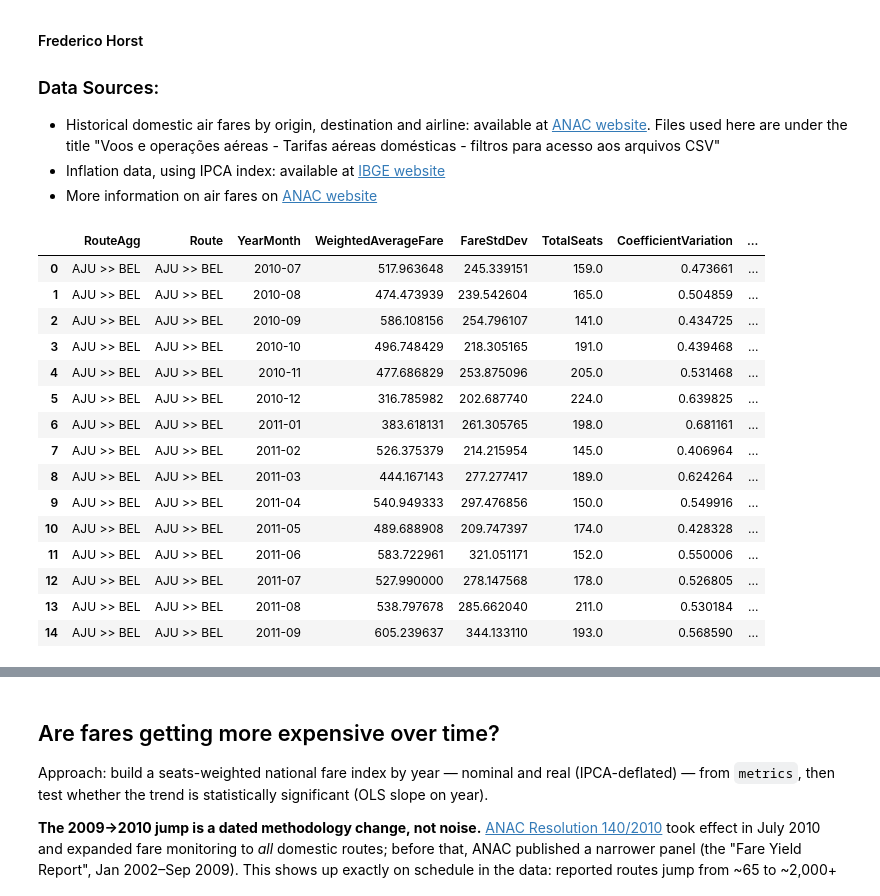
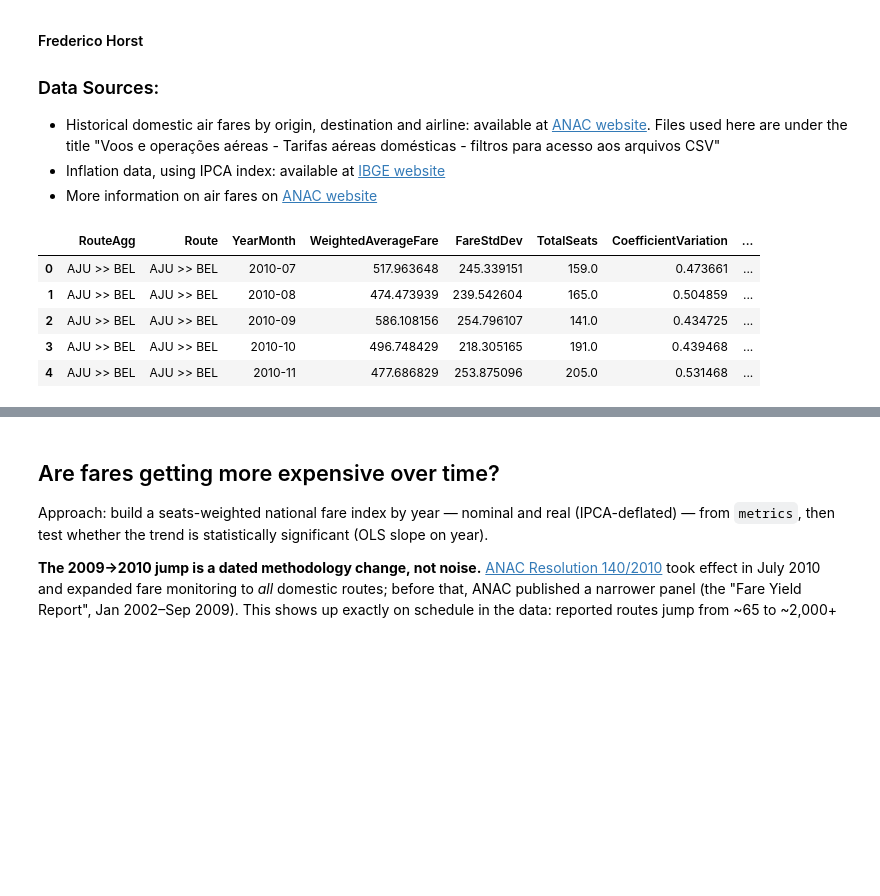
Before and after one commit to fredericohorst/flight-fares-analysis, a Jupyter notebook: airline_prices.ipynb, the cells around one changed output, grey strips where cells are left out. Drawn from its saved outputs; the diff is of its cells as text; code cells hidden in the pictures; blank space fills up the shorter version.

```diff
--- a/airline_prices.ipynb
+++ b/airline_prices.ipynb
@@ -11,26 +11,16 @@
 # %%
 from files_processor import FilesProcessor
 
 df, metrics, route_variability = FilesProcessor().process_files()
 df = None
-metrics.head(15)
+metrics.head(5)
 # %% [output]
 |  | RouteAgg | Route | YearMonth | WeightedAverageFare | FareStdDev | TotalSeats | CoefficientVariation | ... |
 | 0 | AJU >> BEL | AJU >> BEL | 2010-07 | 517.963648 | 245.339151 | 159.0 | 0.473661 | ... |
 | 1 | AJU >> BEL | AJU >> BEL | 2010-08 | 474.473939 | 239.542604 | 165.0 | 0.504859 | ... |
 | 2 | AJU >> BEL | AJU >> BEL | 2010-09 | 586.108156 | 254.796107 | 141.0 | 0.434725 | ... |
 | 3 | AJU >> BEL | AJU >> BEL | 2010-10 | 496.748429 | 218.305165 | 191.0 | 0.439468 | ... |
 | 4 | AJU >> BEL | AJU >> BEL | 2010-11 | 477.686829 | 253.875096 | 205.0 | 0.531468 | ... |
-| 5 | AJU >> BEL | AJU >> BEL | 2010-12 | 316.785982 | 202.687740 | 224.0 | 0.639825 | ... |
-| 6 | AJU >> BEL | AJU >> BEL | 2011-01 | 383.618131 | 261.305765 | 198.0 | 0.681161 | ... |
-| 7 | AJU >> BEL | AJU >> BEL | 2011-02 | 526.375379 | 214.215954 | 145.0 | 0.406964 | ... |
-| 8 | AJU >> BEL | AJU >> BEL | 2011-03 | 444.167143 | 277.277417 | 189.0 | 0.624264 | ... |
-| 9 | AJU >> BEL | AJU >> BEL | 2011-04 | 540.949333 | 297.476856 | 150.0 | 0.549916 | ... |
-| 10 | AJU >> BEL | AJU >> BEL | 2011-05 | 489.688908 | 209.747397 | 174.0 | 0.428328 | ... |
-| 11 | AJU >> BEL | AJU >> BEL | 2011-06 | 583.722961 | 321.051171 | 152.0 | 0.550006 | ... |
-| 12 | AJU >> BEL | AJU >> BEL | 2011-07 | 527.990000 | 278.147568 | 178.0 | 0.526805 | ... |
-| 13 | AJU >> BEL | AJU >> BEL | 2011-08 | 538.797678 | 285.662040 | 211.0 | 0.530184 | ... |
-| 14 | AJU >> BEL | AJU >> BEL | 2011-09 | 605.239637 | 344.133110 | 193.0 | 0.568590 | ... |
 # %%
 route_variability.sort_values(by='CoefficientVariation', ascending=False).head(5)
 # %% [output]
```
Also changed, not shown: parts of 7 cells of this notebook, 4 other files.
